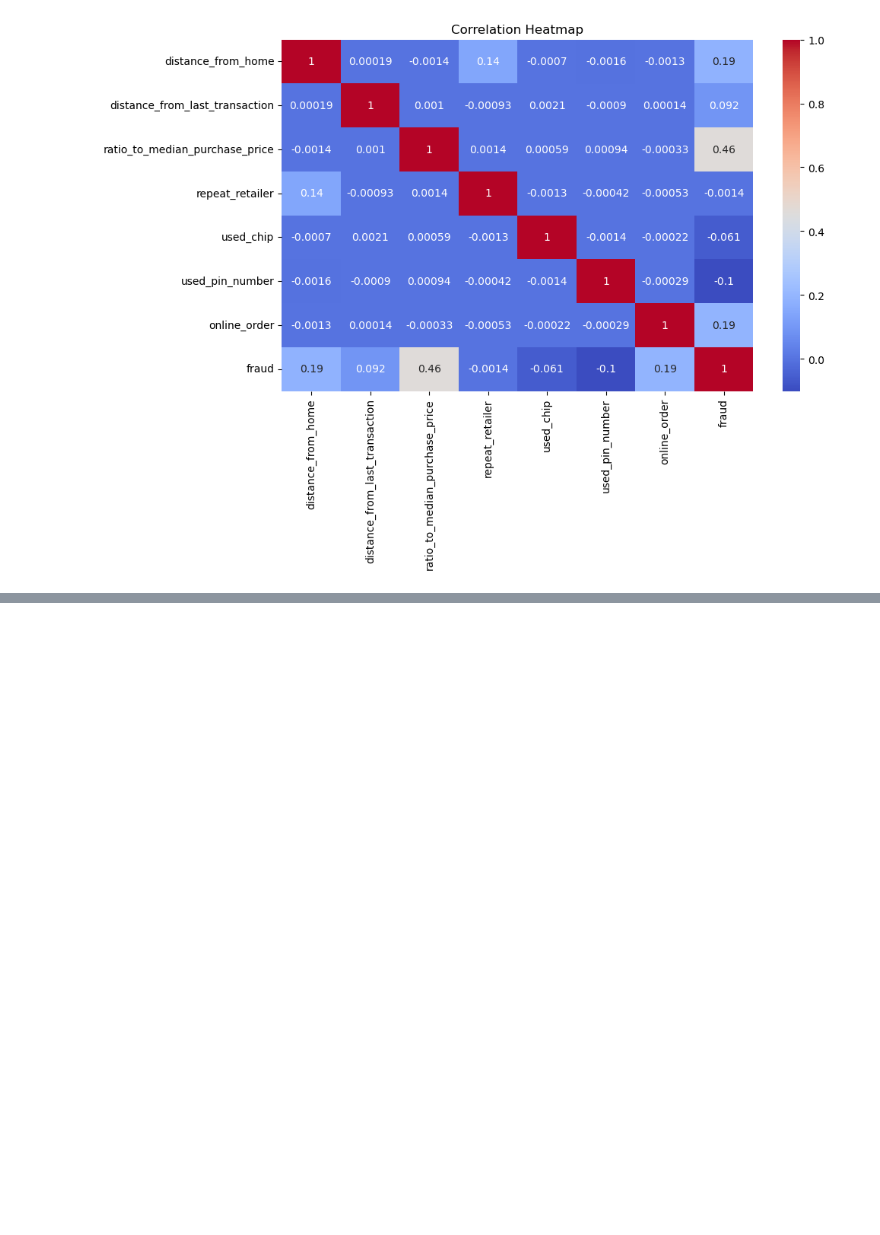
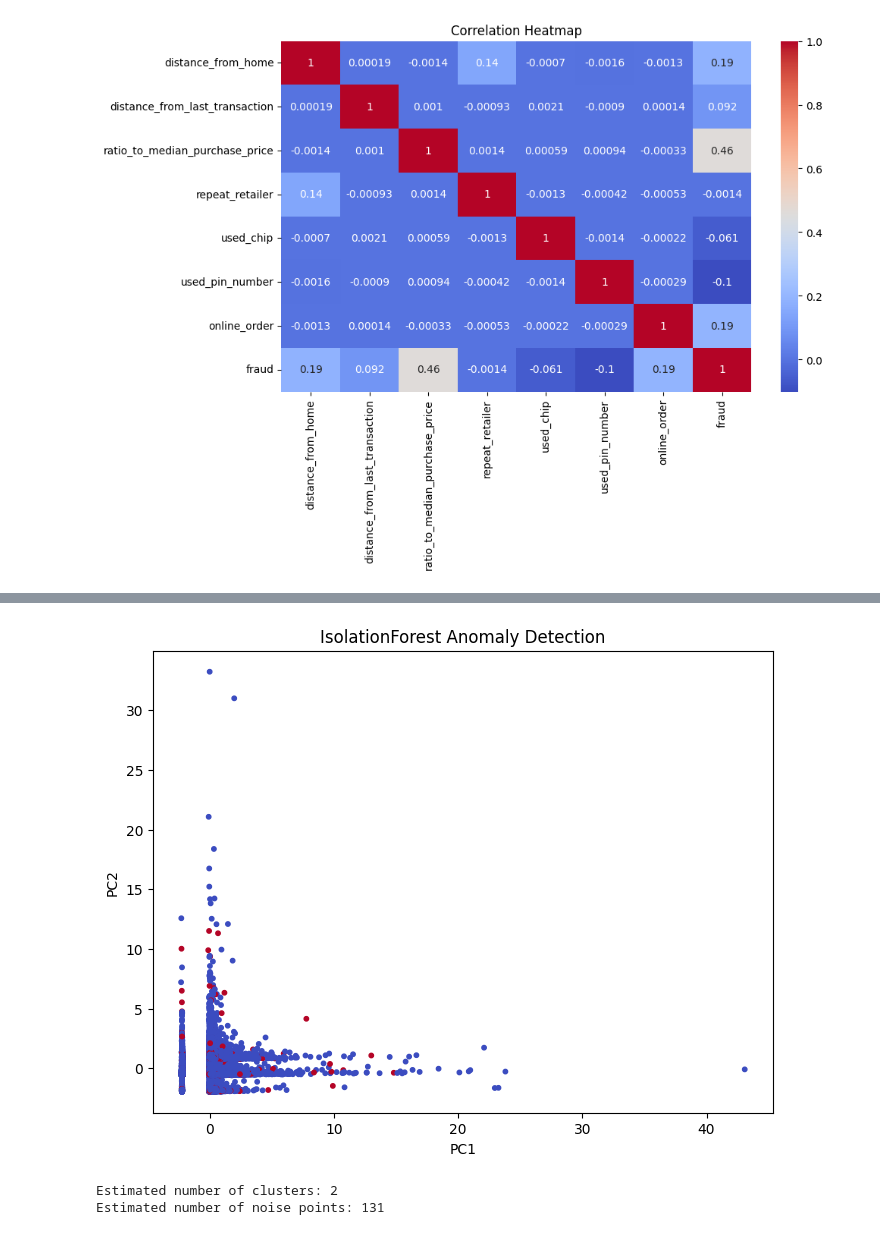
Before and after one commit to Mayurnalgirkar18/Credit-Card-Fraud-Detection, a Jupyter notebook: credit.ipynb, the cells around one changed output, grey strips where cells are left out. Cells and saved outputs as stored; diff of their text form; code cells hidden in the pictures; blank space fills up the shorter version.

```diff
--- a/credit.ipynb
+++ b/credit.ipynb
@@ -121,0 +239,7 @@ plt.show()
+# %%
+from sklearn.ensemble import IsolationForest
+iso = IsolationForest(contamination=0.087, random_state=42)
+iso_labels = iso.fit_predict(scaled)
+
+# Convert -1 (outlier) → 1 (fraud), 1 → 0
+iso_pred = np.where(iso_labels == 1, 0, 1)
@@ -121,0 +269,24 @@ plt.show()
+# %%
+plt.figure(figsize=(8,6))
+plt.scatter(pca_data[:,0], pca_data[:,1], c=iso_pred[idx], cmap='coolwarm', s=10)
+plt.xlabel("PC1")
+plt.ylabel("PC2")
+plt.title("IsolationForest Anomaly Detection")
+plt.show()
+# %% [output]
+[figure, added]
+# %%
+from sklearn.cluster import DBSCAN
+
+dbscan = DBSCAN(eps=0.5, min_samples=10)
+db_labels = dbscan.fit_predict(pca_data)
+
+# Number of clusters (-1 represents noise)
+n_clusters = len(set(db_labels)) - (1 if -1 in db_labels else 0)
+n_noise = list(db_labels).count(-1)
+
+print(f"Estimated number of clusters: {n_clusters}")
+print(f"Estimated number of noise points: {n_noise}")
+# %% [output]
+Estimated number of clusters: 2
+Estimated number of noise points: 131
```
Also changed, not shown: parts of 25 cells of this notebook.
